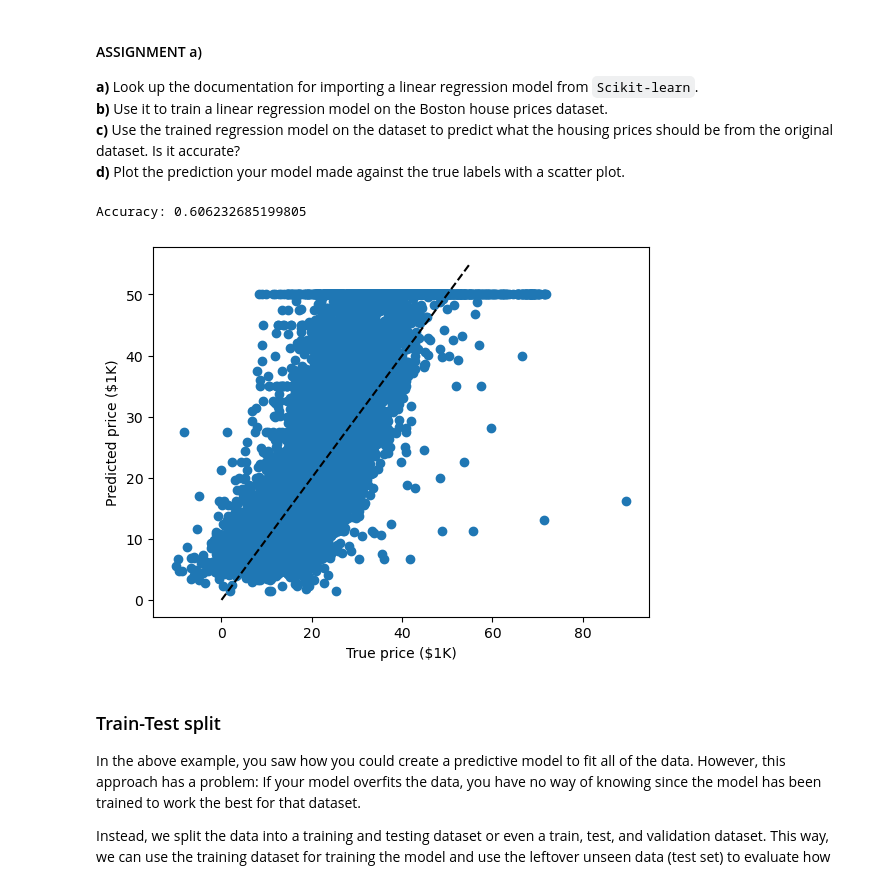
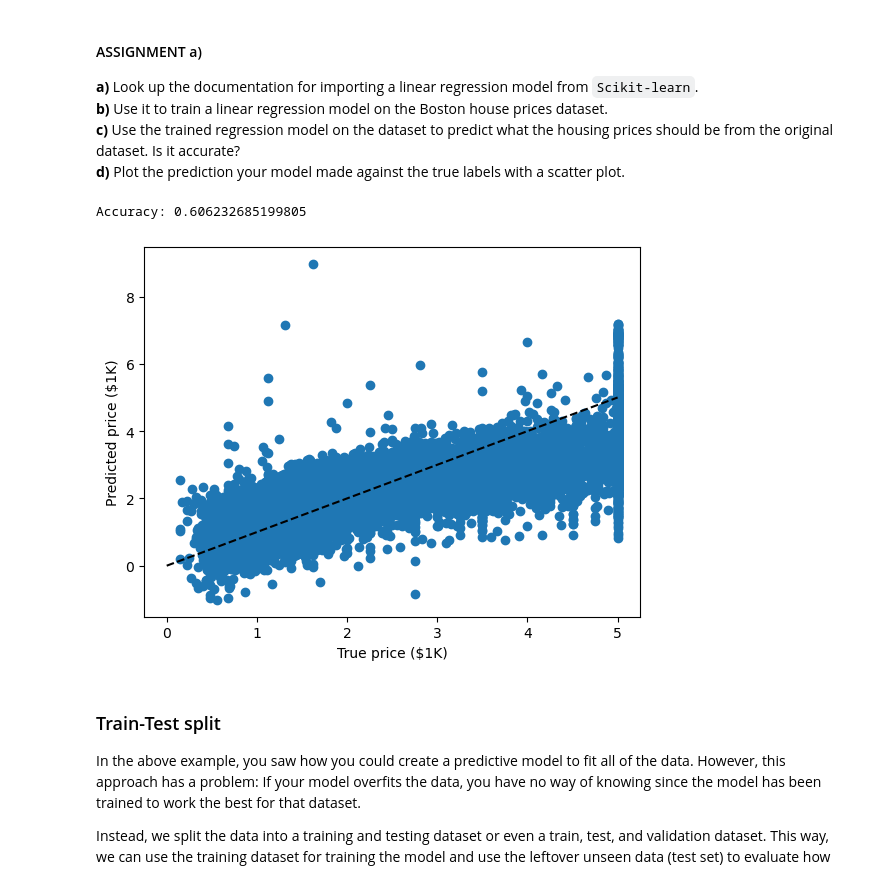
Before and after one commit to Tjasomfan/ml-1dl034-public-assignments, a Jupyter notebook: Assignments/Practical/PracticalNotebook3.ipynb, the cells around one changed output. Saved outputs shown, nothing was run; the diff lists cells and outputs as text; code cells hidden in the pictures.

```diff
--- a/Assignments/Practical/PracticalNotebook3.ipynb
+++ b/Assignments/Practical/PracticalNotebook3.ipynb
@@ -125,32 +125,32 @@ Once we have gained better oversight of the data, we will want to fit a linear r
 # %%
 import matplotlib.pyplot as plt
 import numpy as np
 price = fetch_california_housing()
 
 # YOUR CODE HERE
 #
 #
 data = price.data
 target = price.target
 
 from sklearn.linear_model import LinearRegression
 reg = LinearRegression().fit(data, target)
 
 print("Accuracy: " + str(reg.score(data, target)))
 
 prediction = reg.predict(data)
 
 # Code provided by us to compare the generated predictions against the actual values
-xlim = [0, 55]
-ylim = [0, 55]
-plt.scatter(prediction*10, target*10)
+xlim = [0, 5]
+ylim = [0, 5]
+plt.scatter(target, prediction)
 plt.plot(xlim, ylim, '--k')
 plt.xlabel("True price ($1K)")
 plt.ylabel("Predicted price ($1K)")
 plt.show()
 # %% [output]
 Accuracy: 0.606232685199805
-[figure, old version]
+[figure, new version]
 # %% [markdown]
 ### Train-Test split
 
```
Also changed, not shown: parts of 8 cells of this notebook, 1 other file.
